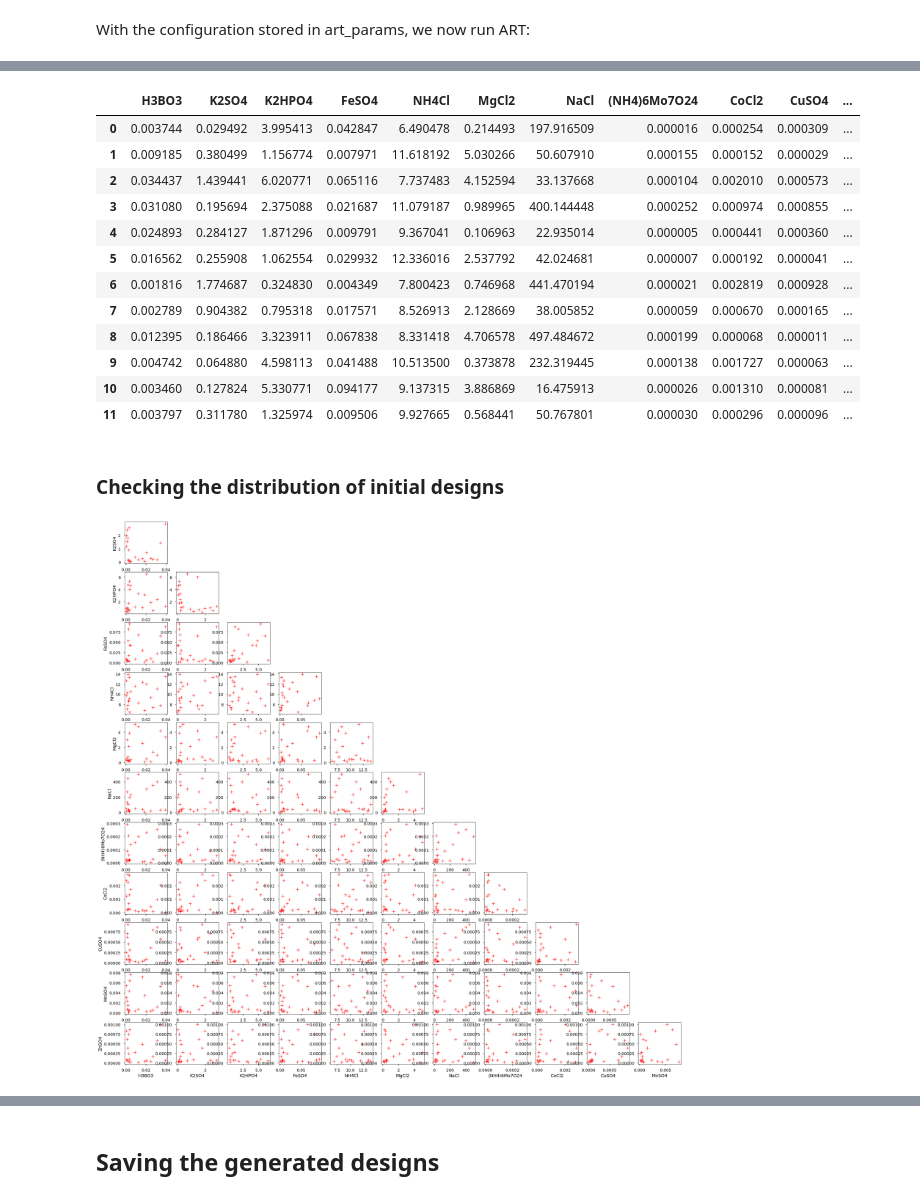
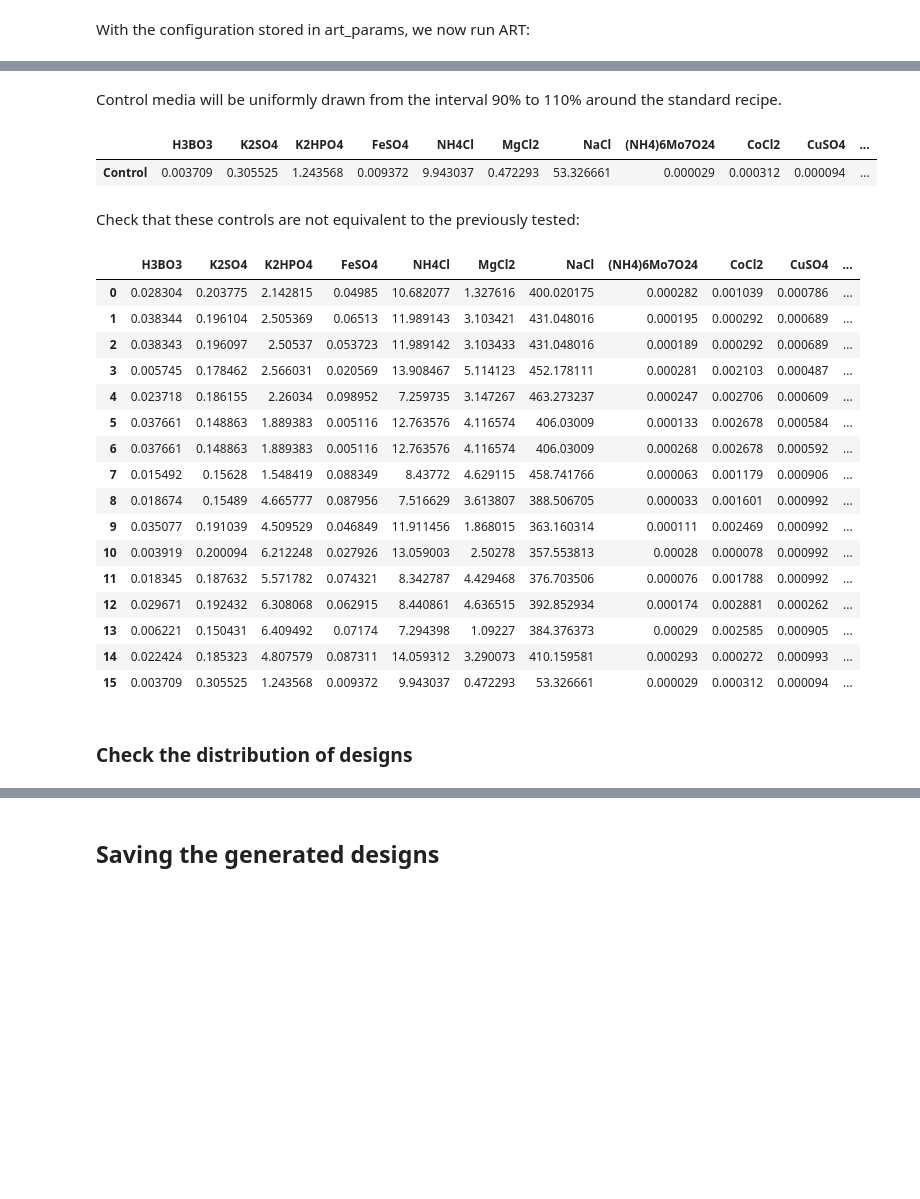
Before and after one commit to JBEI/media_compiler, a Jupyter notebook: notebooks/C_ART_Media_Designs.ipynb, the cells around one changed output, grey strips where cells are left out. Cells and saved outputs as stored; diff of their text form; code cells hidden in the pictures; blank space fills up the shorter version.

Commit message:
Completed notebook for ART recommendations

```diff
--- a/notebooks/C_ART_Media_Designs.ipynb
+++ b/notebooks/C_ART_Media_Designs.ipynb
@@ -201,0 +353,4 @@ df_rec.tail()
+# %%
+df_rec_explor = art.recommendations.copy()
+# %%
+df_rec = df_rec_exploit.append(df_rec_explor)
@@ -201,0 +361,19 @@ df_rec.tail()
+# %%
+df_stand = pd.read_csv(user_params['standard_media_file']).set_index("Component")
+# %% [markdown]
+Control media will be uniformly drawn from the interval 90% to 110% around the standard recipe.
+# %%
+ub = 1.1
+lb = 0.9
+df_control = pd.DataFrame(columns=user_params['components'])
+
+for component in user_params['components']:
+    stand_conc = df_stand.loc[component]['Concentration[mM]']
+    df_control.at['Control', component] = stand_conc*np.random.uniform(lb, ub)
+
+df_control
+# %% [output]
+|  | H3BO3 | K2SO4 | K2HPO4 | FeSO4 | NH4Cl | MgCl2 | NaCl | (NH4)6Mo7O24 | CoCl2 | CuSO4 | ... |
+| Control | 0.003709 | 0.305525 | 1.243568 | 0.009372 | 9.943037 | 0.472293 | 53.326661 | 0.000029 | 0.000312 | 0.000094 | ... |
+# %% [markdown]
+Check that these controls are not equivalent to the previously tested:
@@ -202,20 +383,23 @@ df_rec.tail()
 # %%
-df_target_1 = df_ranges.iloc[:11]
-df_target_1 = df_target_1.append(df_control.iloc[0]).reset_index(drop=True)
-df_target_1
+df_rec = df_rec.append(df_control).reset_index(drop=True)
+df_rec
 # %% [output]
 |  | H3BO3 | K2SO4 | K2HPO4 | FeSO4 | NH4Cl | MgCl2 | NaCl | (NH4)6Mo7O24 | CoCl2 | CuSO4 | ... |
-| 0 | 0.003744 | 0.029492 | 3.995413 | 0.042847 | 6.490478 | 0.214493 | 197.916509 | 0.000016 | 0.000254 | 0.000309 | ... |
-| 1 | 0.009185 | 0.380499 | 1.156774 | 0.007971 | 11.618192 | 5.030266 | 50.607910 | 0.000155 | 0.000152 | 0.000029 | ... |
-| 2 | 0.034437 | 1.439441 | 6.020771 | 0.065116 | 7.737483 | 4.152594 | 33.137668 | 0.000104 | 0.002010 | 0.000573 | ... |
-| 3 | 0.031080 | 0.195694 | 2.375088 | 0.021687 | 11.079187 | 0.989965 | 400.144448 | 0.000252 | 0.000974 | 0.000855 | ... |
-| 4 | 0.024893 | 0.284127 | 1.871296 | 0.009791 | 9.367041 | 0.106963 | 22.935014 | 0.000005 | 0.000441 | 0.000360 | ... |
-| 5 | 0.016562 | 0.255908 | 1.062554 | 0.029932 | 12.336016 | 2.537792 | 42.024681 | 0.000007 | 0.000192 | 0.000041 | ... |
-| 6 | 0.001816 | 1.774687 | 0.324830 | 0.004349 | 7.800423 | 0.746968 | 441.470194 | 0.000021 | 0.002819 | 0.000928 | ... |
-| 7 | 0.002789 | 0.904382 | 0.795318 | 0.017571 | 8.526913 | 2.128669 | 38.005852 | 0.000059 | 0.000670 | 0.000165 | ... |
-| 8 | 0.012395 | 0.186466 | 3.323911 | 0.067838 | 8.331418 | 4.706578 | 497.484672 | 0.000199 | 0.000068 | 0.000011 | ... |
-| 9 | 0.004742 | 0.064880 | 4.598113 | 0.041488 | 10.513500 | 0.373878 | 232.319445 | 0.000138 | 0.001727 | 0.000063 | ... |
-| 10 | 0.003460 | 0.127824 | 5.330771 | 0.094177 | 9.137315 | 3.886869 | 16.475913 | 0.000026 | 0.001310 | 0.000081 | ... |
-| 11 | 0.003797 | 0.311780 | 1.325974 | 0.009506 | 9.927665 | 0.568441 | 50.767801 | 0.000030 | 0.000296 | 0.000096 | ... |
+| 0 | 0.028304 | 0.203775 | 2.142815 | 0.04985 | 10.682077 | 1.327616 | 400.020175 | 0.000282 | 0.001039 | 0.000786 | ... |
+| 1 | 0.038344 | 0.196104 | 2.505369 | 0.06513 | 11.989143 | 3.103421 | 431.048016 | 0.000195 | 0.000292 | 0.000689 | ... |
+| 2 | 0.038343 | 0.196097 | 2.50537 | 0.053723 | 11.989142 | 3.103433 | 431.048016 | 0.000189 | 0.000292 | 0.000689 | ... |
+| 3 | 0.005745 | 0.178462 | 2.566031 | 0.020569 | 13.908467 | 5.114123 | 452.178111 | 0.000281 | 0.002103 | 0.000487 | ... |
+| 4 | 0.023718 | 0.186155 | 2.26034 | 0.098952 | 7.259735 | 3.147267 | 463.273237 | 0.000247 | 0.002706 | 0.000609 | ... |
+| 5 | 0.037661 | 0.148863 | 1.889383 | 0.005116 | 12.763576 | 4.116574 | 406.03009 | 0.000133 | 0.002678 | 0.000584 | ... |
+| 6 | 0.037661 | 0.148863 | 1.889383 | 0.005116 | 12.763576 | 4.116574 | 406.03009 | 0.000268 | 0.002678 | 0.000592 | ... |
+| 7 | 0.015492 | 0.15628 | 1.548419 | 0.088349 | 8.43772 | 4.629115 | 458.741766 | 0.000063 | 0.001179 | 0.000906 | ... |
+| 8 | 0.018674 | 0.15489 | 4.665777 | 0.087956 | 7.516629 | 3.613807 | 388.506705 | 0.000033 | 0.001601 | 0.000992 | ... |
+| 9 | 0.035077 | 0.191039 | 4.509529 | 0.046849 | 11.911456 | 1.868015 | 363.160314 | 0.000111 | 0.002469 | 0.000992 | ... |
+| 10 | 0.003919 | 0.200094 | 6.212248 | 0.027926 | 13.059003 | 2.50278 | 357.553813 | 0.00028 | 0.000078 | 0.000992 | ... |
+| 11 | 0.018345 | 0.187632 | 5.571782 | 0.074321 | 8.342787 | 4.429468 | 376.703506 | 0.000076 | 0.001788 | 0.000992 | ... |
+| 12 | 0.029671 | 0.192432 | 6.308068 | 0.062915 | 8.440861 | 4.636515 | 392.852934 | 0.000174 | 0.002881 | 0.000262 | ... |
+| 13 | 0.006221 | 0.150431 | 6.409492 | 0.07174 | 7.294398 | 1.09227 | 384.376373 | 0.00029 | 0.002585 | 0.000905 | ... |
+| 14 | 0.022424 | 0.185323 | 4.807579 | 0.087311 | 14.059312 | 3.290073 | 410.159581 | 0.000293 | 0.000272 | 0.000993 | ... |
+| 15 | 0.003709 | 0.305525 | 1.243568 | 0.009372 | 9.943037 | 0.472293 | 53.326661 | 0.000029 | 0.000312 | 0.000094 | ... |
 # %% [markdown]
-### Checking the distribution of initial designs
+### Check the distribution of designs
@@ -257,4 +405,0 @@ def designs_pairwise(art, df):
-# %%
-designs_pairwise(art, df_ranges)
-# %% [output]
-[figure, removed]
```
Also changed, not shown: parts of 65 cells of this notebook, 1 other file.
